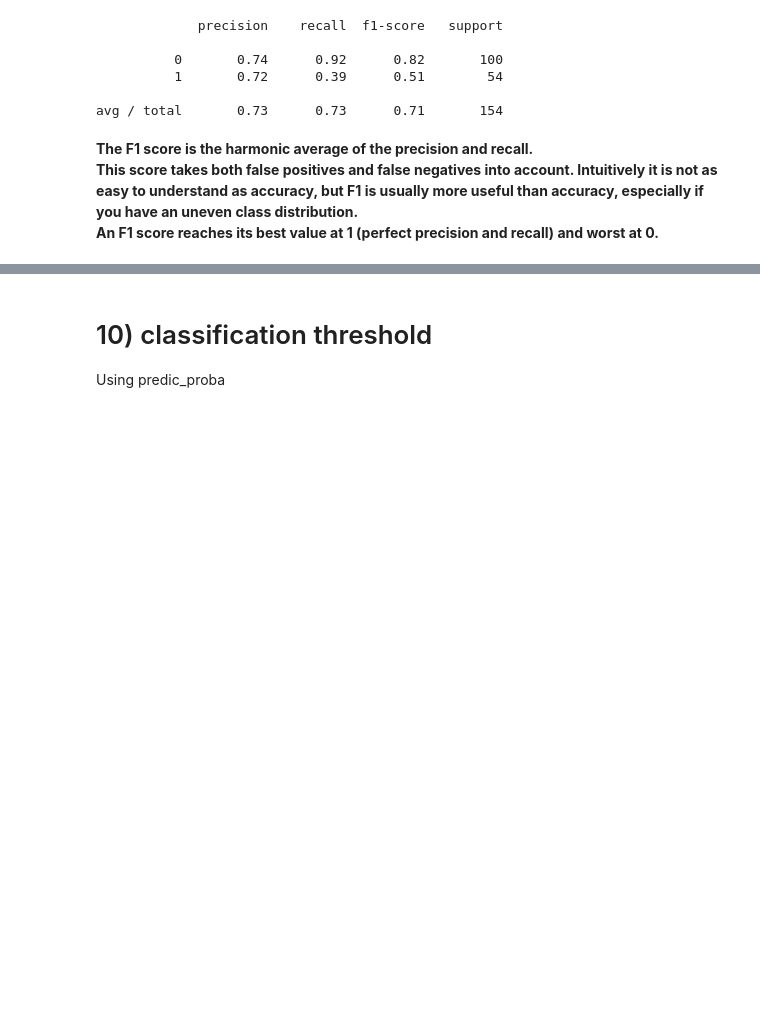
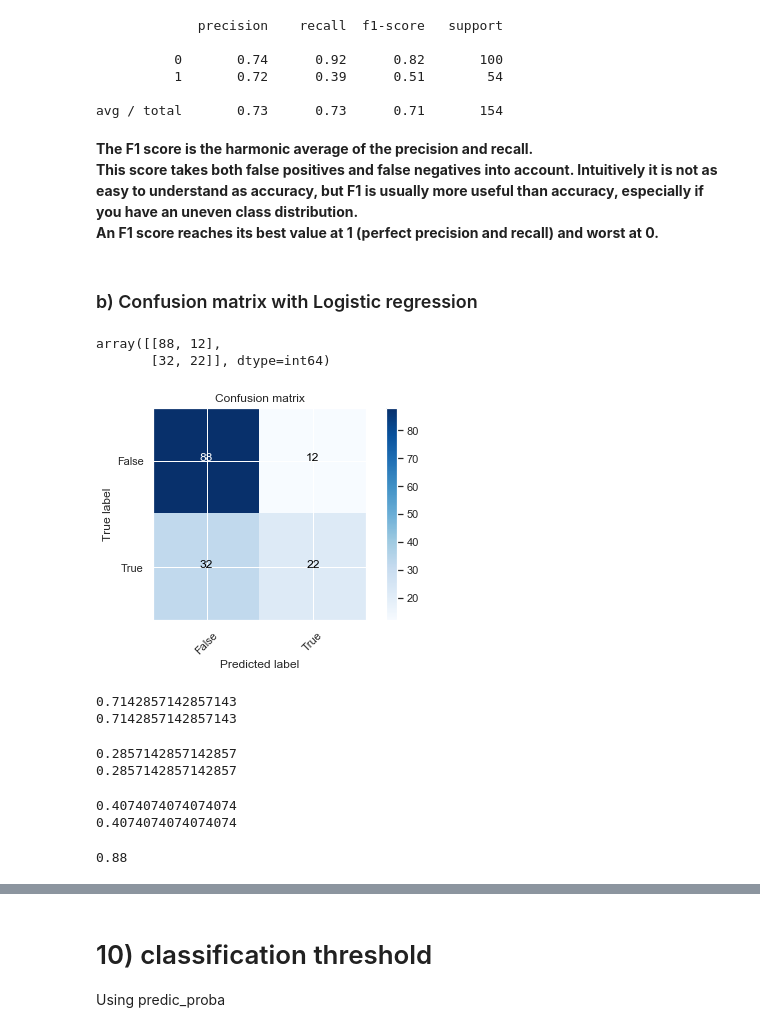
Before and after one commit to HassanSherwani/Kaggle_Challenges, a Jupyter notebook: Pima_Indians_Diabetes/Diabetes_Classification_ML.ipynb, the cells around one changed output, grey strips where cells are left out. Cells and saved outputs as stored; diff of their text form; code cells hidden in the pictures; blank space fills up the shorter version.

```diff
--- a/Pima_Indians_Diabetes/Diabetes_Classification_ML.ipynb
+++ b/Pima_Indians_Diabetes/Diabetes_Classification_ML.ipynb
@@ -654,3 +657,16 @@ avg / total       0.73      0.73      0.71       154
 **The F1 score is the harmonic average of the precision and recall.<br>
 This score takes both false positives and false negatives into account. Intuitively it is not as easy to understand as accuracy, but F1 is usually more useful than accuracy, especially if you have an uneven class distribution.<br>
 An F1 score reaches its best value at 1 (perfect precision and recall) and worst at 0.**
+# %% [markdown]
+### b) Confusion matrix with Logistic regression
+# %%
+cm = confusion_matrix(y_test, predictions_LR)
+cm
+# %% [output]
+array([[88, 12],
+       [32, 22]], dtype=int64)
+# %%
+# False=0; True=1
+plot_confusion_matrix(cm, classes=['False', 'True'])
+# %% [output]
+[figure, added]
@@ -656,0 +679,26 @@ An F1 score reaches its best value at 1 (perfect precision and recall) and worst
+# %%
+# Accuracy
+print((TP + TN) / float(TP + TN + FP + FN))
+print(metrics.accuracy_score(y_test, predictions_LR))
+# %% [output]
+0.7142857142857143
+0.7142857142857143
+# %%
+# Classification Error
+print((FP + FN) / float(TP + TN + FP + FN))
+print(1 - metrics.accuracy_score(y_test, predictions_LR))
+# %% [output]
+0.2857142857142857
+0.2857142857142857
+# %%
+# Sensitivity
+print(TP / float(TP + FN))
+print(metrics.recall_score(y_test, predictions_LR))
+# %% [output]
+0.4074074074074074
+0.4074074074074074
+# %%
+# Specificity
+print(TN / float(TN + FP))
+# %% [output]
+0.88
```
Also changed, not shown: parts of 16 cells of this notebook.
